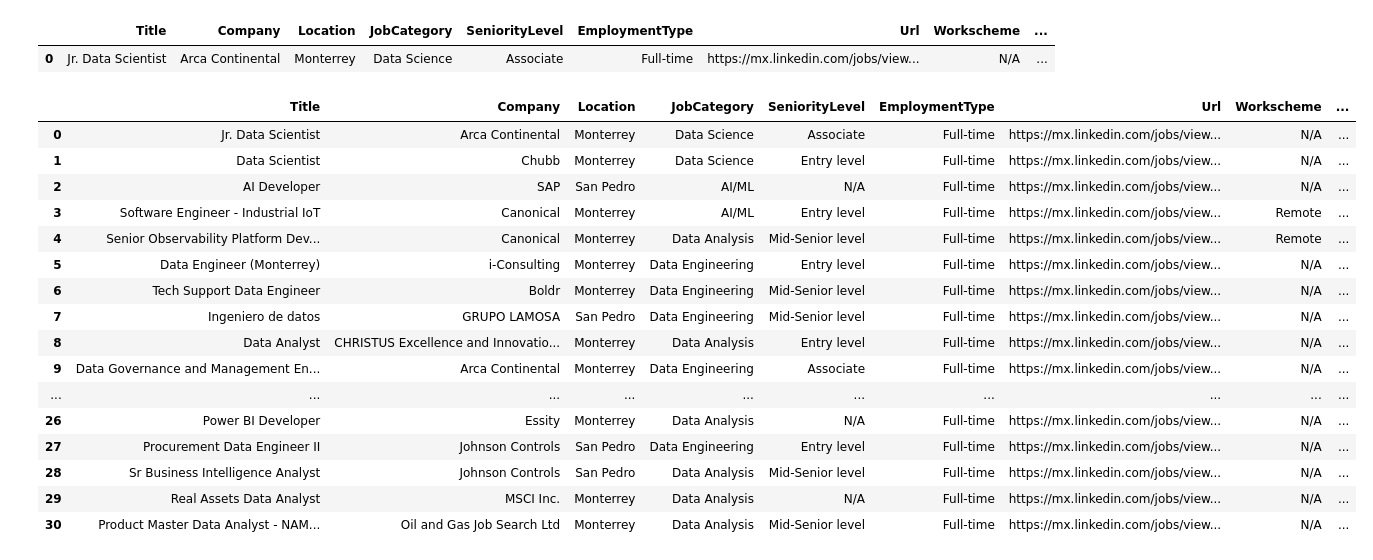
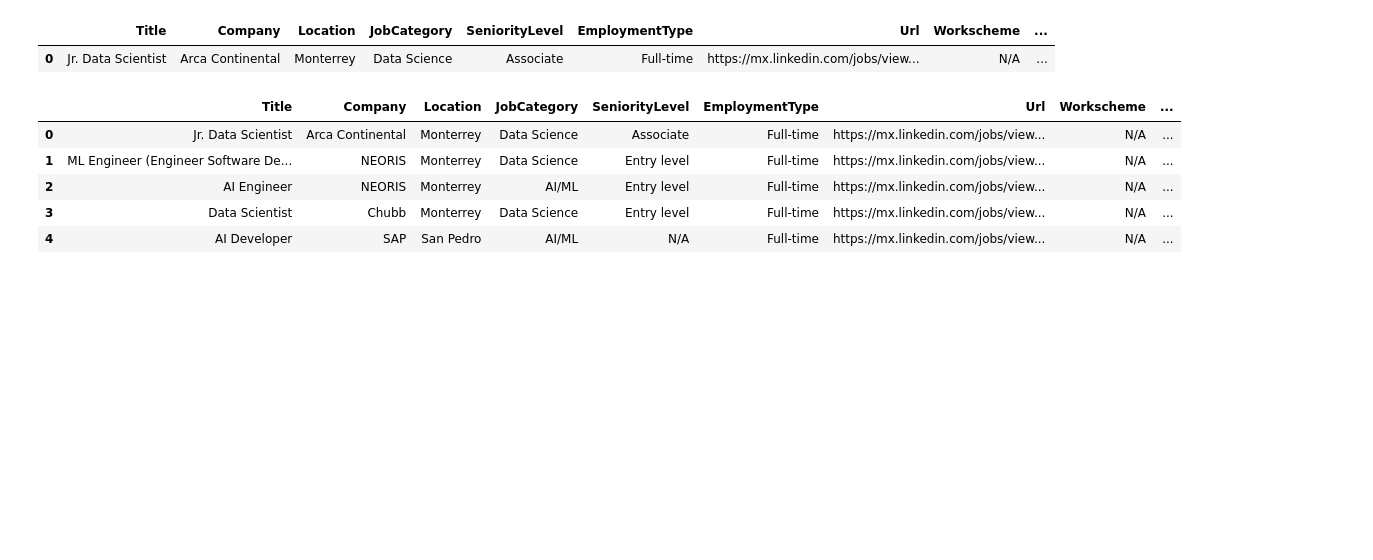
Before and after one commit to ricardogr07/Data-extraction-using-web-scraping, a Jupyter notebook: src/4_webscraping_individual_pages.ipynb, the cells around one changed output. Drawn from its saved outputs; the diff is of its cells as text; code cells hidden in the pictures; blank space fills up the shorter version.

```diff
--- a/src/4_webscraping_individual_pages.ipynb
+++ b/src/4_webscraping_individual_pages.ipynb
@@ -41,3 +89,7 @@ def get_jobid_information(jobid):
     url_search = base_url + jobid
 
     return url_search
+# %%
+jobID = str(df_jobs['JobID'][0])
+target_url = get_jobid_information(jobID)
+target_url
@@ -425,24 +517,13 @@ filtered_df = df_new[
     (df_new['Workscheme'].isin(['Remote', 'N/A']))
 ].reset_index(drop=True)
 # %%
-filtered_df
+filtered_df.head(5)
 # %% [output]
 |  | Title | Company | Location | JobCategory | SeniorityLevel | EmploymentType | Url | Workscheme | ... |
 | 0 | Jr. Data Scientist | Arca Continental | Monterrey | Data Science | Associate | Full-time | https://mx.linkedin.com/jobs/view... | N/A | ... |
-| 1 | Data Scientist | Chubb | Monterrey | Data Science | Entry level | Full-time | https://mx.linkedin.com/jobs/view... | N/A | ... |
-| 2 | AI Developer | SAP | San Pedro | AI/ML | N/A | Full-time | https://mx.linkedin.com/jobs/view... | N/A | ... |
-| 3 | Software Engineer - Industrial IoT | Canonical | Monterrey | AI/ML | Entry level | Full-time | https://mx.linkedin.com/jobs/view... | Remote | ... |
-| 4 | Senior Observability Platform Dev... | Canonical | Monterrey | Data Analysis | Mid-Senior level | Full-time | https://mx.linkedin.com/jobs/view... | Remote | ... |
-| 5 | Data Engineer (Monterrey) | i-Consulting | Monterrey | Data Engineering | Entry level | Full-time | https://mx.linkedin.com/jobs/view... | N/A | ... |
-| 6 | Tech Support Data Engineer | Boldr | Monterrey | Data Engineering | Mid-Senior level | Full-time | https://mx.linkedin.com/jobs/view... | N/A | ... |
-| 7 | Ingeniero de datos | GRUPO LAMOSA | San Pedro | Data Engineering | Mid-Senior level | Full-time | https://mx.linkedin.com/jobs/view... | N/A | ... |
-| 8 | Data Analyst | CHRISTUS Excellence and Innovatio... | Monterrey | Data Analysis | Entry level | Full-time | https://mx.linkedin.com/jobs/view... | N/A | ... |
-| 9 | Data Governance and Management En... | Arca Continental | Monterrey | Data Engineering | Associate | Full-time | https://mx.linkedin.com/jobs/view... | N/A | ... |
-| ... | ... | ... | ... | ... | ... | ... | ... | ... | ... |
-| 26 | Power BI Developer | Essity | Monterrey | Data Analysis | N/A | Full-time | https://mx.linkedin.com/jobs/view... | N/A | ... |
-| 27 | Procurement Data Engineer II | Johnson Controls | San Pedro | Data Engineering | Entry level | Full-time | https://mx.linkedin.com/jobs/view... | N/A | ... |
-| 28 | Sr Business Intelligence Analyst | Johnson Controls | San Pedro | Data Analysis | Mid-Senior level | Full-time | https://mx.linkedin.com/jobs/view... | N/A | ... |
-| 29 | Real Assets Data Analyst | MSCI Inc. | Monterrey | Data Analysis | N/A | Full-time | https://mx.linkedin.com/jobs/view... | N/A | ... |
-| 30 | Product Master Data Analyst - NAM... | Oil and Gas Job Search Ltd | Monterrey | Data Analysis | Mid-Senior level | Full-time | https://mx.linkedin.com/jobs/view... | N/A | ... |
+| 1 | ML Engineer (Engineer Software De... | NEORIS | Monterrey | Data Science | Entry level | Full-time | https://mx.linkedin.com/jobs/view... | N/A | ... |
+| 2 | AI Engineer | NEORIS | Monterrey | AI/ML | Entry level | Full-time | https://mx.linkedin.com/jobs/view... | N/A | ... |
+| 3 | Data Scientist | Chubb | Monterrey | Data Science | Entry level | Full-time | https://mx.linkedin.com/jobs/view... | N/A | ... |
+| 4 | AI Developer | SAP | San Pedro | AI/ML | N/A | Full-time | https://mx.linkedin.com/jobs/view... | N/A | ... |
 # %%
 df.to_csv("LinkedIn_Jobs_Data_Scientist_Monterrey_2024-09-04_FullInfo_Stack.csv", index=False, encoding='utf-8-sig')
```
Also changed, not shown: parts of 18 cells of this notebook.
